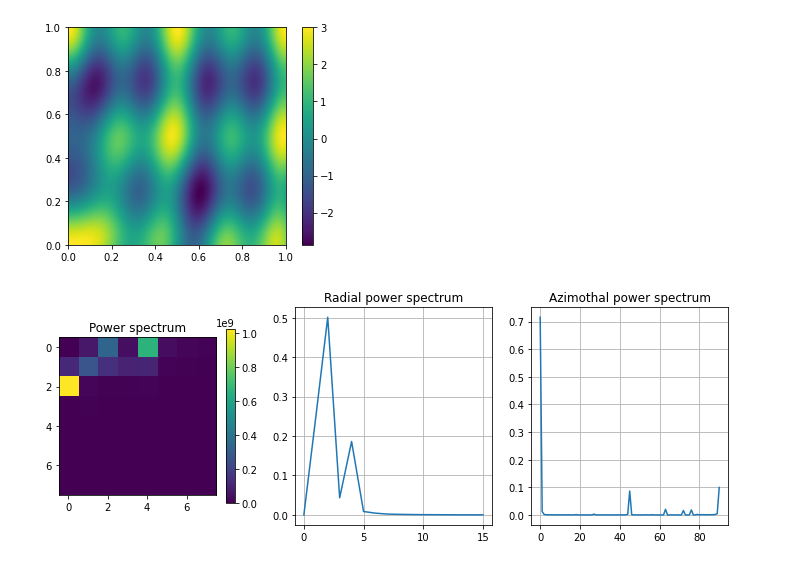
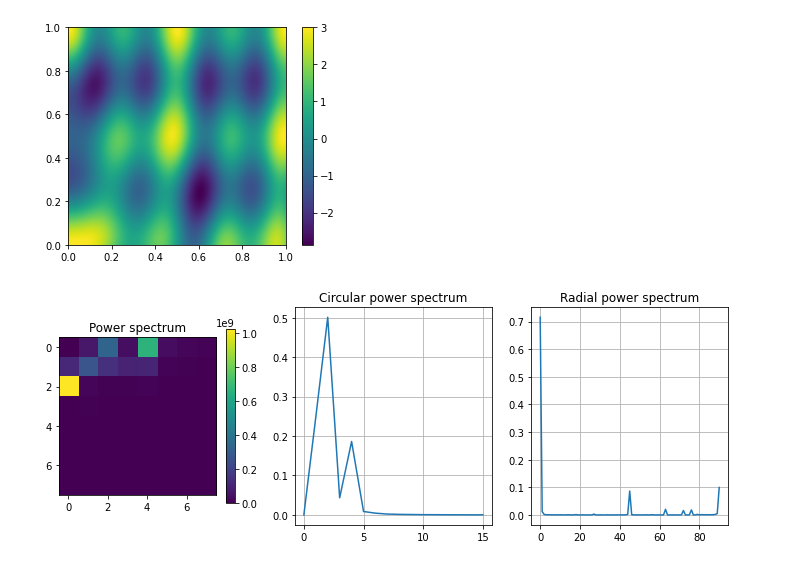
Before and after one commit to rpazuki/Turing_playground, a Jupyter notebook: Fourier Transform and Autocorrelational.ipynb, the cells around one changed output. Drawn from its saved outputs; the diff is of its cells as text; code cells hidden in the pictures.

```diff
--- a/Fourier Transform and Autocorrelational.ipynb
+++ b/Fourier Transform and Autocorrelational.ipynb
@@ -375,6 +375,6 @@ plt.show()
 # %%
 from scipy import ndimage
-def radial_power_spectrum(ps2D):
+def circular_power_spectrum(ps2D):
     h  = ps2D.shape[0]
     w  = ps2D.shape[1]
     # create an array of integer radial distances from the center
@@ -407,8 +407,8 @@ plt.show()
 
 > We can calculate the same averaging along different constant angle to find the angular dependency of the power spectrum. The following code a variation of the code from [link](https://medium.com/tangibit-studios/2d-spectrum-characterization-e288f255cc59).
 # %%
-def azim_power_spectrum(ps2D, dTheta=1, rMin=0, rMax=None, normalised=True):
-    """ Find Azimothal power spectrum.
+def radial_power_spectrum(ps2D, dTheta=1, rMin=0, rMax=None, normalised=True):
+    """ Find the radial power spectrum.
 
         We can clip parts of the spectrum by tunning the
         parameters.
@@ -526,29 +526,29 @@ plt.show()
 # %%
 centered_z = z - np.mean(z)
 # Find Fourier transform
 F_f = fft2(centered_z)
 # Find the power spectrum density
 S_f = F_f*np.conjugate(F_f)
 
 
 _ = plt.figure(figsize=(12,4))
 plt.subplot(1,3,1)
 plt.title("Power spectrum")
 plt.imshow(np.abs(S_f)[:L//16, :L//16])
 #plt.imshow(np.abs(S_f))
 plt.colorbar(shrink=.8)
 
 plt.subplot(1,3,2)
-plt.title("Radial power spectrum")
-plt.plot(radial_power_spectrum(np.abs(S_f))[:L//8])
+plt.title("Circular power spectrum")
+plt.plot(circular_power_spectrum(np.abs(S_f))[:L//8])
 plt.grid()
 
 plt.subplot(1,3,3)
-plt.title("Azimothal power spectrum")
-ang, ps, _ = azim_power_spectrum(np.abs(S_f))
+plt.title("Radial power spectrum")
+ang, ps, _ = radial_power_spectrum(np.abs(S_f))
 plt.plot(ang, ps)
 plt.grid()
 
 plt.show()
 # %% [output]
-[figure, old version]
+[figure, new version]
```
Also changed, not shown: parts of 8 cells of this notebook, 13 other files.
